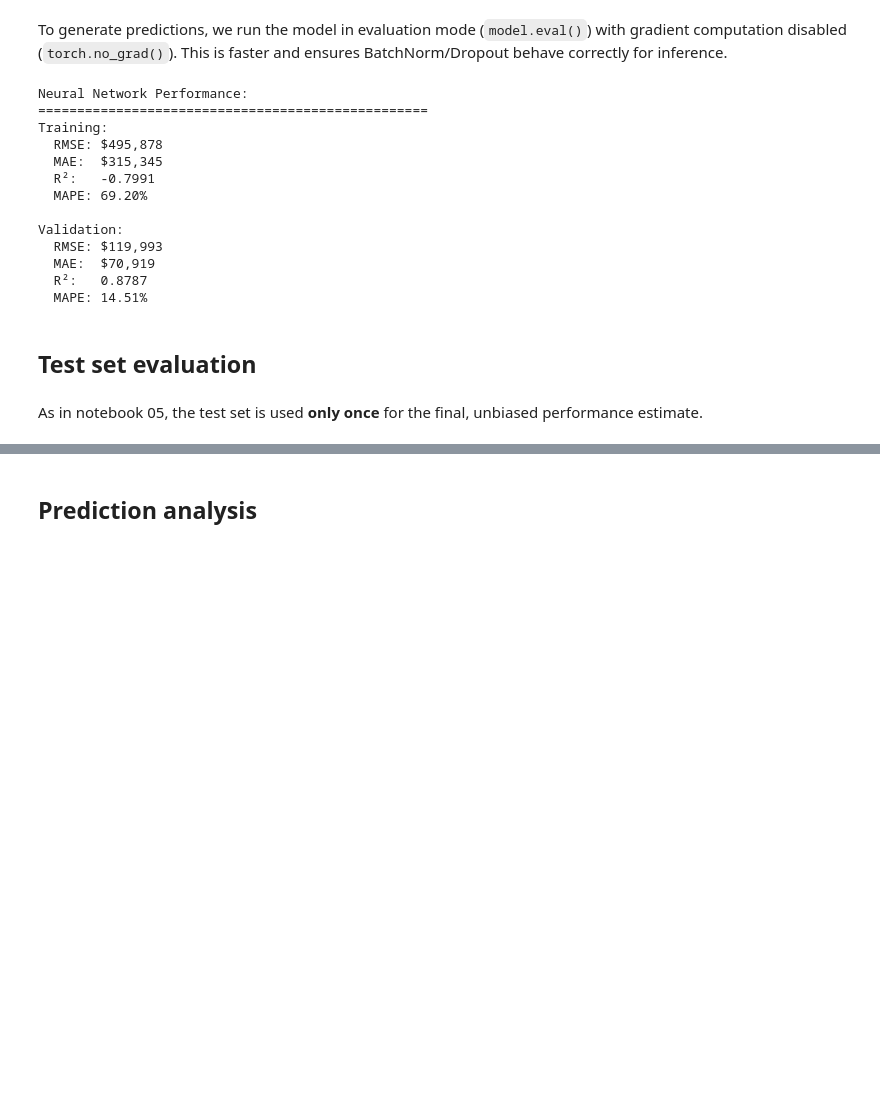
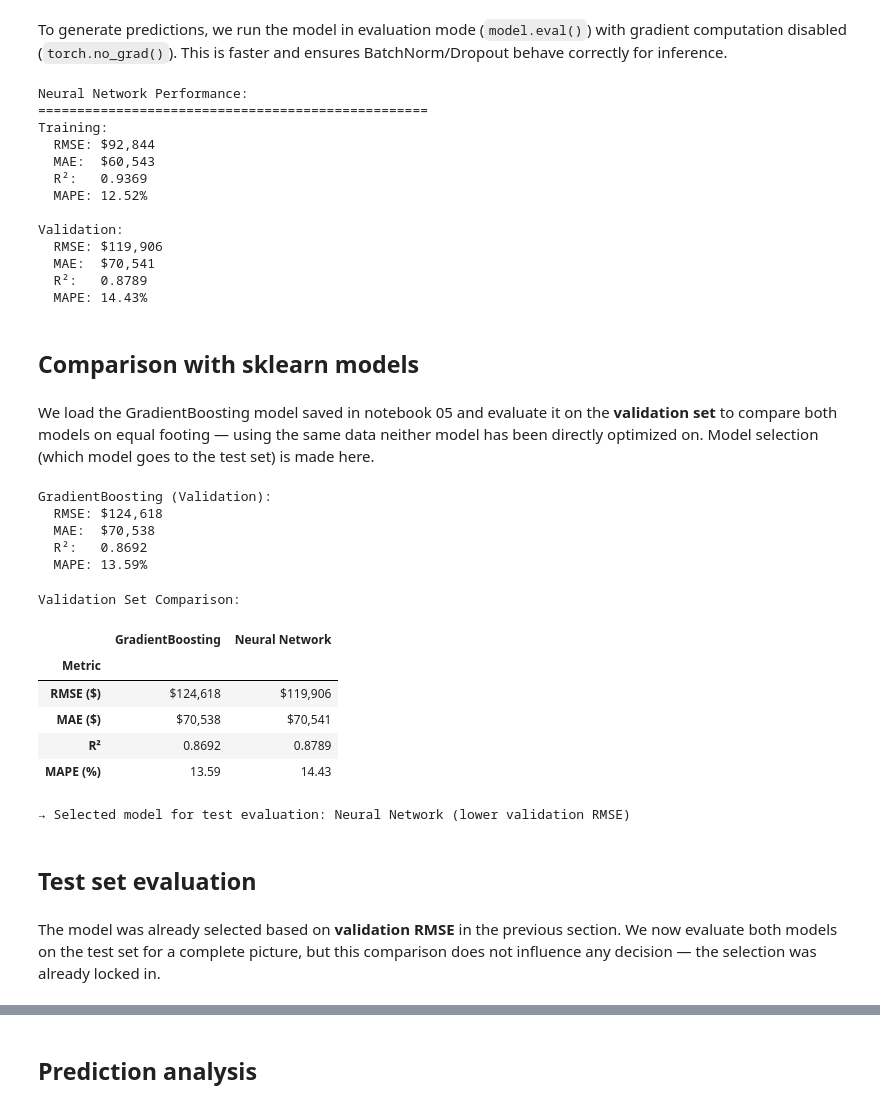
Before and after one commit to avidaldo/king-county, a Jupyter notebook: 06-deep-learning.ipynb, the cells around one changed output, grey strips where cells are left out. Saved outputs shown, nothing was run; the diff lists cells and outputs as text; code cells hidden in the pictures; blank space fills up the shorter version.

```diff
--- a/06-deep-learning.ipynb
+++ b/06-deep-learning.ipynb
@@ -379,7 +393,7 @@ def predict(model: nn.Module, dataloader: DataLoader) -> np.ndarray:
     scaled_preds = np.concatenate(predictions).reshape(-1, 1)
     return y_scaler.inverse_transform(scaled_preds).squeeze()
 # %%
-train_pred = predict(model, train_loader)
+train_pred = predict(model, train_eval_loader)
 val_pred = predict(model, val_loader)
 
 print("Neural Network Performance:")
@@ -391,20 +405,73 @@ nn_val_metrics = evaluate_model(y_val, val_pred, "Validation")
 Neural Network Performance:
 ==================================================
 Training:
-  RMSE: $495,878
-  MAE:  $315,345
-  R²:   -0.7991
-  MAPE: 69.20%
+  RMSE: $92,844
+  MAE:  $60,543
+  R²:   0.9369
+  MAPE: 12.52%
 
 Validation:
-  RMSE: $119,993
-  MAE:  $70,919
-  R²:   0.8787
-  MAPE: 14.51%
+  RMSE: $119,906
+  MAE:  $70,541
+  R²:   0.8789
+  MAPE: 14.43%
+# %% [markdown]
+## Comparison with sklearn models
+# %% [markdown]
+We load the GradientBoosting model saved in notebook 05 and evaluate it on the **validation set** to compare both models on equal footing — using the same data neither model has been directly optimized on. Model selection (which model goes to the test set) is made here.
+# %%
+import pandas as pd
+import joblib
+
+gb_model = joblib.load(data_dir / "final_model.joblib")
+gb_val_pred = gb_model.predict(X_val)
+gb_val_metrics = evaluate_model(y_val, gb_val_pred, "GradientBoosting (Validation)")
+# %% [output]
+GradientBoosting (Validation):
+  RMSE: $124,618
+  MAE:  $70,538
+  R²:   0.8692
+  MAPE: 13.59%
+# %%
+val_comparison = pd.DataFrame({
+    "Metric": ["RMSE ($)", "MAE ($)", "R²", "MAPE (%)"],
+    "GradientBoosting": [
+        f"${gb_val_metrics['rmse']:,.0f}",
+        f"${gb_val_metrics['mae']:,.0f}",
+        f"{gb_val_metrics['r2']:.4f}",
+        f"{gb_val_metrics['mape']:.2f}",
+    ],
+    "Neural Network": [
+        f"${nn_val_metrics['rmse']:,.0f}",
+        f"${nn_val_metrics['mae']:,.0f}",
+        f"{nn_val_metrics['r2']:.4f}",
+        f"{nn_val_metrics['mape']:.2f}",
+    ],
+}).set_index("Metric")
+
+print("Validation Set Comparison:")
+display(val_comparison)
+
+# Select the model with lower validation RMSE
+if gb_val_metrics["rmse"] <= nn_val_metrics["rmse"]:
+    selected_model_name = "GradientBoosting"
+else:
+    selected_model_name = "Neural Network"
+
+print(f"\n→ Selected model for test evaluation: {selected_model_name} (lower validation RMSE)")
+# %% [output]
+Validation Set Comparison:
+|  | GradientBoosting | Neural Network |
+| Metric |  |  |
+| RMSE ($) | $124,618 | $119,906 |
+| MAE ($) | $70,538 | $70,541 |
+| R² | 0.8692 | 0.8789 |
+| MAPE (%) | 13.59 | 14.43 |
+→ Selected model for test evaluation: Neural Network (lower validation RMSE)
 # %% [markdown]
 ## Test set evaluation
 # %% [markdown]
-As in notebook 05, the test set is used **only once** for the final, unbiased performance estimate.
+The model was already selected based on **validation RMSE** in the previous section. We now evaluate both models on the test set for a complete picture, but this comparison does not influence any decision — the selection was already locked in.
 # %%
 test_pred = predict(model, test_loader)
 
```
Also changed, not shown: parts of 19 cells of this notebook, 1 other file.
